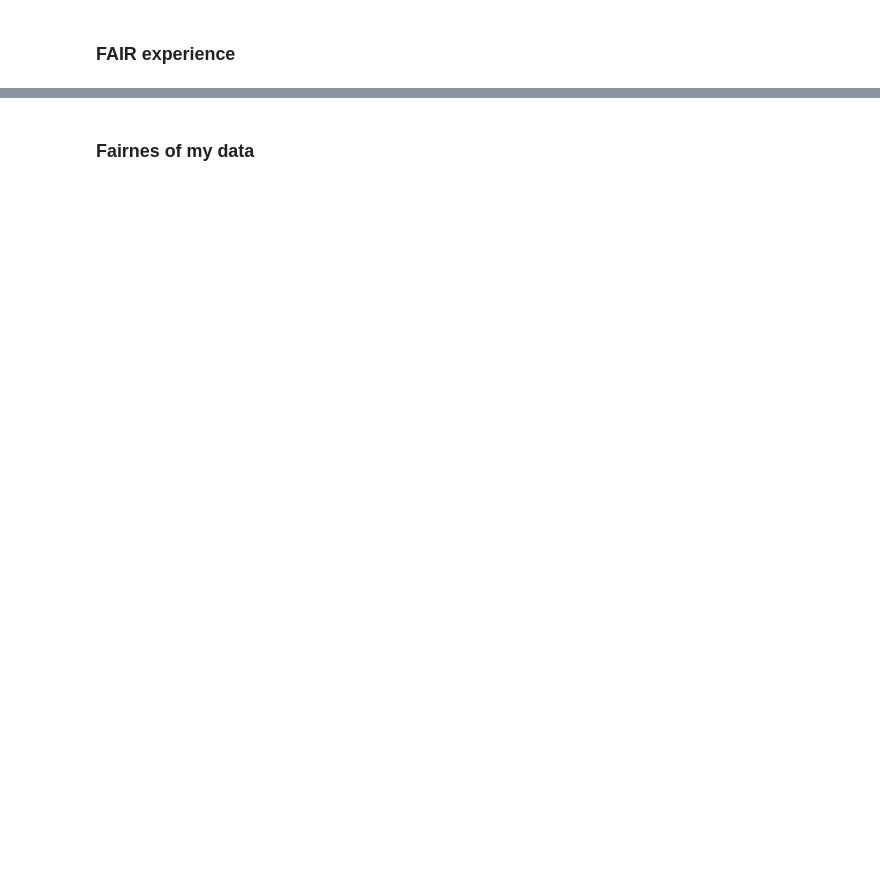
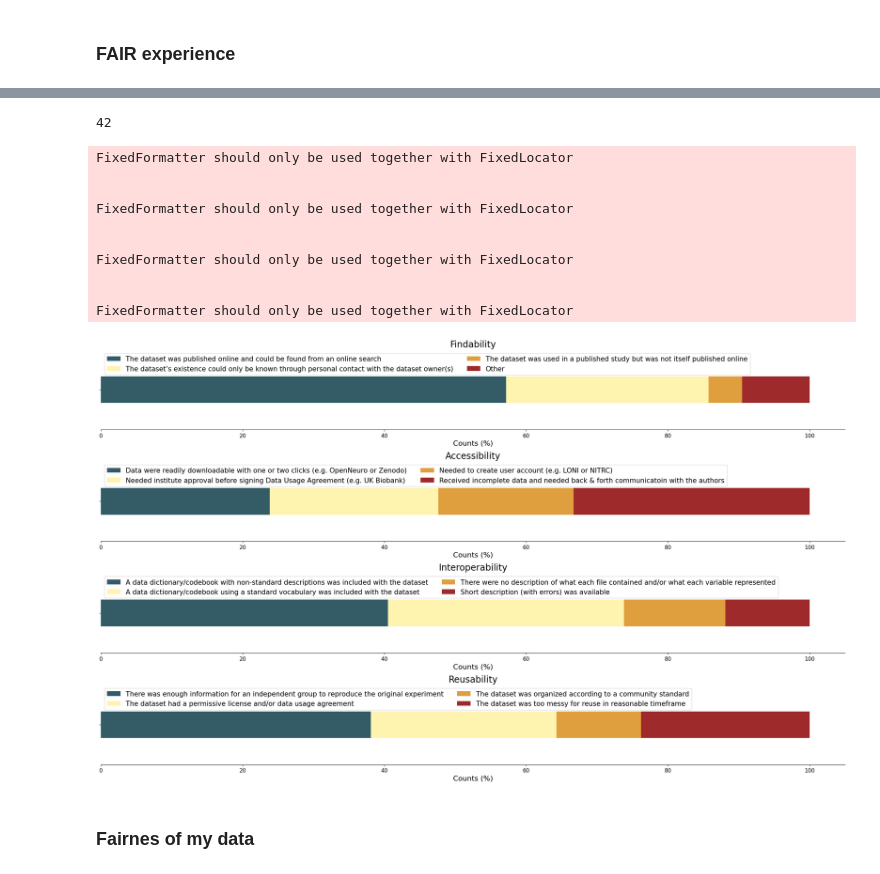
Before and after one commit to neurodatascience/ecr-fair, a Jupyter notebook: survey_figs.ipynb, the cells around one changed output, grey strips where cells are left out. Drawn from its saved outputs; the diff is of its cells as text; code cells hidden in the pictures; blank space fills up the shorter version.

```diff
--- a/survey_figs.ipynb
+++ b/survey_figs.ipynb
@@ -76,5 +125,12 @@ plot_df.head()
+# %%
+n_respondents
+# %% [output]
+42
 # %%
-fig, axes = plt.subplots(2, 2, figsize=(16, 8), sharex=False)
+fig, axes = plt.subplots(4, 1, figsize=(25, 14), sharex=False)
+# fig = make_subplots(rows=2, cols=2)
+
+# subplot_locs = [(1, 1), (1, 2), (2, 1), (2, 2)]
 
 for i, col in enumerate(plot_df.columns):
     ax = axes.flatten()[i]
@@ -87,38 +143,57 @@ for i, col in enumerate(plot_df.columns):
 
     plot_counts = col_df.value_counts().to_frame().T.copy()
 
     if col == "Findability":
-        # plot_counts = plot_counts[plot_counts > 1].dropna(axis=1)
+        plot_counts = plot_counts[plot_counts > 1].dropna(axis=1)
         plot_counts = plot_counts.rename(columns={"The dataset’s existence could only be known through personal contact with the dataset owner(s) (i.e. “insider knowledge”)":
                                                    "The dataset’s existence could only be known through personal contact with the dataset owner(s)"})
+        plot_counts["Other"] = n_respondents - plot_counts.sum(axis=1).values[0]
 
     elif col == "Accessibility":
         plot_counts = plot_counts[plot_counts > 5].dropna(axis=1)
         plot_counts["Received incomplete data and needed back & forth communicatoin with the authors"] = n_respondents - plot_counts.sum(axis=1).values[0]
 
     elif col == "Reusability":
         plot_counts = plot_counts[plot_counts > 1].dropna(axis=1)
         plot_counts["The dataset was too messy for reuse in reasonable timeframe"] = n_respondents - plot_counts.sum(axis=1).values[0]
         plot_counts = plot_counts.rename(columns={"There was enough information about how the data was collected so that an independent group could reproduce the original experiment":
                                                     "There was enough information for an independent group to reproduce the original experiment"})
 
     elif col == "Interoperability":
         plot_counts = plot_counts[plot_counts > 1].dropna(axis=1)
         plot_counts["Short description (with errors) was available"] = n_respondents - plot_counts.sum(axis=1).values[0]
 
     else:
         print(f"unknown column: {col}")
 
     plot_counts_percent = plot_counts / n_respondents * 100
     plot_counts_percent.plot(kind="barh", stacked=True, color=cat_2, legend=True, ax=ax, width=0.25, align="center")
-    # ax.legend(title=col, loc="upper center", bbox_to_anchor=(0.5, 2.2), fontsize=10)
-    ax.legend(fontsize=9, loc="upper center")
-    ax.set_title(col)
+
+    # row,col = subplot_locs[i]
+    # fig.add_trace(go.bar(plot_counts_percent, barmode = 'stack', color_discrete_sequence=cat_2), row=row, col=col)
+
+    ax.legend( loc="upper left", bbox_to_anchor=(0., 1), fontsize=15, ncols=2)
+    # ax.legend(title=col, fontsize=9, loc="upper center")
+
+    ax.set_title(col, fontsize=20)
     # ax.set_xticklabels("")
     ax.set_yticklabels("")
-    ax.set_xlabel("Counts (%)")
+    ax.set_xlabel("Counts (%)", fontsize=16)
+    ax.set_xticklabels(ax.get_xticks().astype(int), fontsize=12)
     sns.despine(left=True, bottom=False)
 plt.tight_layout()
+# %% [output]
+FixedFormatter should only be used together with FixedLocator
+
+
+FixedFormatter should only be used together with FixedLocator
+
+
+FixedFormatter should only be used together with FixedLocator
+
+
+FixedFormatter should only be used together with FixedLocator
+[figure, added]
 # %% [markdown]
 ### Fairnes of my data
 # %%
```
Also changed, not shown: parts of 18 cells of this notebook.
